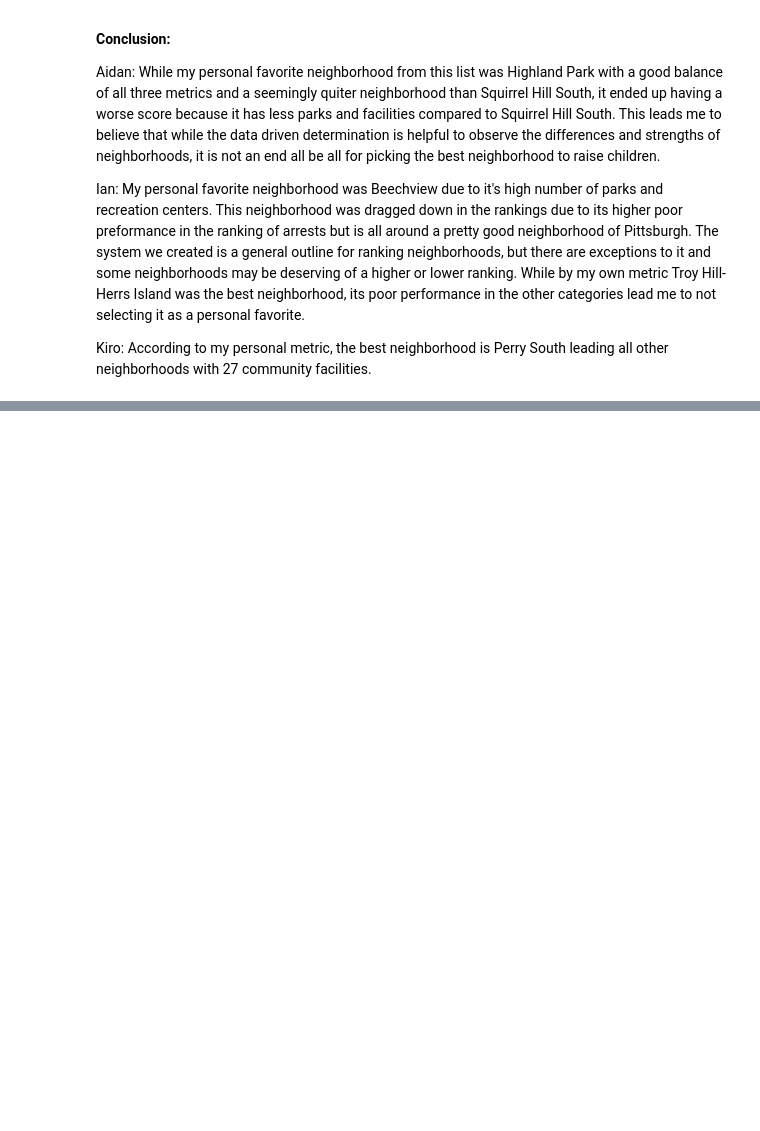
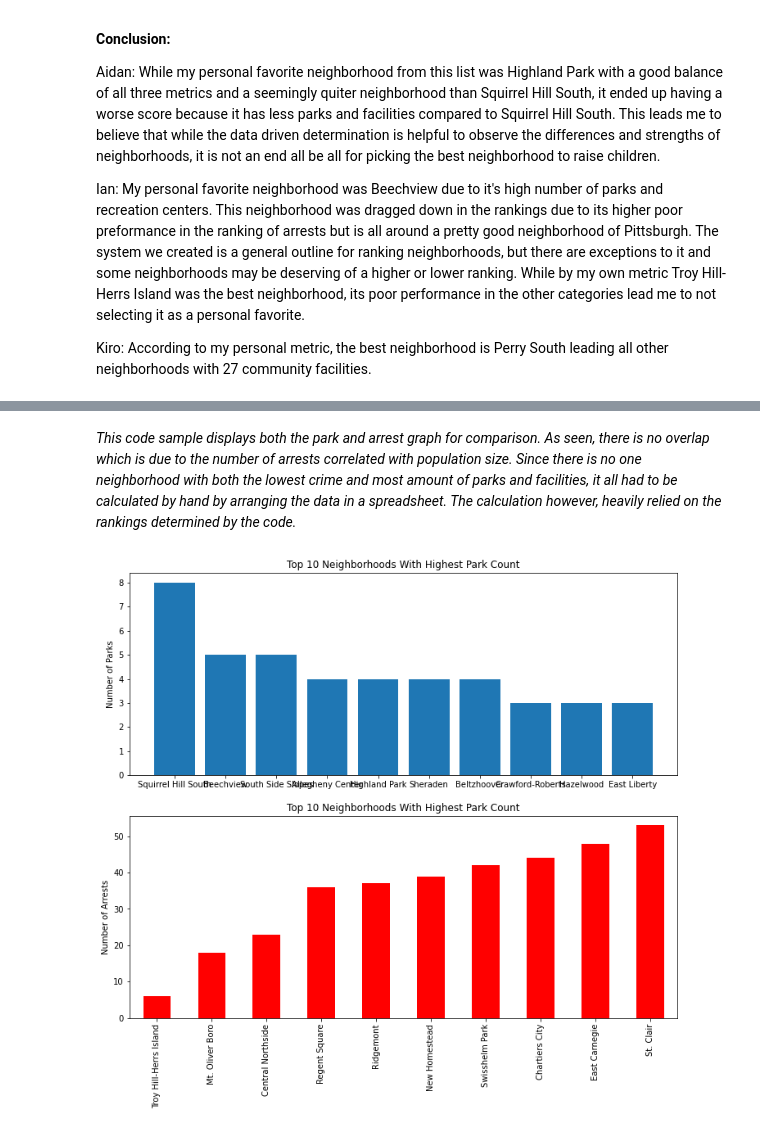
Before and after one commit to aidanVantHof/Big-Ideas-Final-Project, a Jupyter notebook: FinalReport.ipynb, the cells around one changed output, grey strips where cells are left out. Saved outputs shown, nothing was run; the diff lists cells and outputs as text; code cells hidden in the pictures; blank space fills up the shorter version.

```diff
--- a/FinalReport.ipynb
+++ b/FinalReport.ipynb
@@ -51,0 +56,64 @@ for key in sortedDictionary:
+# %% [markdown]
+
+
+*This code sample displays both the park and arrest graph for comparison. As seen, there is no overlap which is due to the number of arrests correlated with population size. Since there is no one neighborhood with both the lowest crime and most amount of parks and facilities, it all had to be calculated by hand by arranging the data in a spreadsheet. The calculation however, heavily relied on the rankings determined by the code.*
+# %%
+import pandas as pd
+import matplotlib.pyplot as plt
+
+# park graph
+park = pd.read_csv("parkData.csv")
+
+# creates a dictionary
+dictionary_parks = dict()
+
+# iterates through the rows of neighborhood column
+for index, row in park.iterrows():
+    name = row["neighborhood"]
+    if name not in dictionary_parks:
+        dictionary_parks[name] = 1
+    else:
+        dictionary_parks[name] += 1
+
+# this sorts the dictioanry in decending order based on the value assigned to the key
+# had to make changes to this line to be compatable with matplotlib
+sortedDictionary_parks = dict(sorted(dictionary_parks.items(), key=lambda item: item[1], reverse=True))
+
+
+#___________________________________________________________________________________________________________________________________
+# arrest graph
+policeData = pd.read_csv("PittsburghArrests.csv")
+
+#creates a dictionary
+neighborhoods = dict()
+
+# goes through arrest data and connects each neighborhood to the total number of arrests reported there
+for index, row in policeData.iterrows():
+    if row["INCIDENTNEIGHBORHOOD"] in neighborhoods:
+        neighborhoods[row["INCIDENTNEIGHBORHOOD"]] += 1
+    else:
+        neighborhoods[row["INCIDENTNEIGHBORHOOD"]] = 1
+
+# sorts neighborhoods from least to most arrests
+sortedNeighborhoods_arrests = dict(sorted(neighborhoods.items(), key=lambda x: x[1]))
+
+# creates the subplots (they get combined during display)
+fig, (parkGraph, arrestGraph) = plt.subplots(2, 1, figsize=(12, 10))
+
+# the parks graph goes on top
+parkGraph.bar(list(sortedDictionary_parks.keys())[:10], list(sortedDictionary_parks.values())[:10])
+parkGraph.set_ylabel("Number of Parks")
+parkGraph.set_title("Top 10 Neighborhoods With Highest Park Count")
+
+
+# the arrests graph goes on bottom
+# also adds color for better contrast
+pd.Series(list(sortedNeighborhoods_arrests.values())[1:11], index=list(sortedNeighborhoods_arrests.keys())[1:11]).plot.bar(ax=arrestGraph, color='red')
+arrestGraph.set_ylabel("Number of Arrests")
+arrestGraph.set_title("Top 10 Neighborhoods With Highest Park Count")
+
+
+# shows the two graphs combined
+plt.show()
+# %% [output]
+[figure, added]
```
Also changed, not shown: parts of 3 cells of this notebook.
